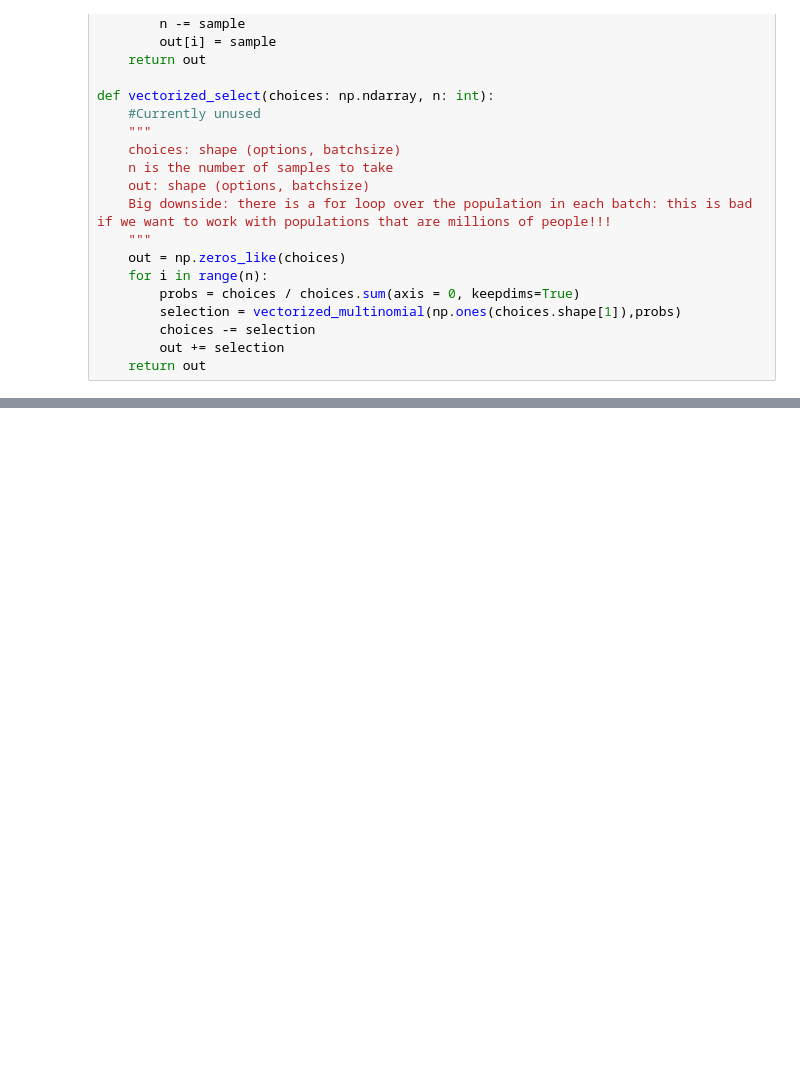
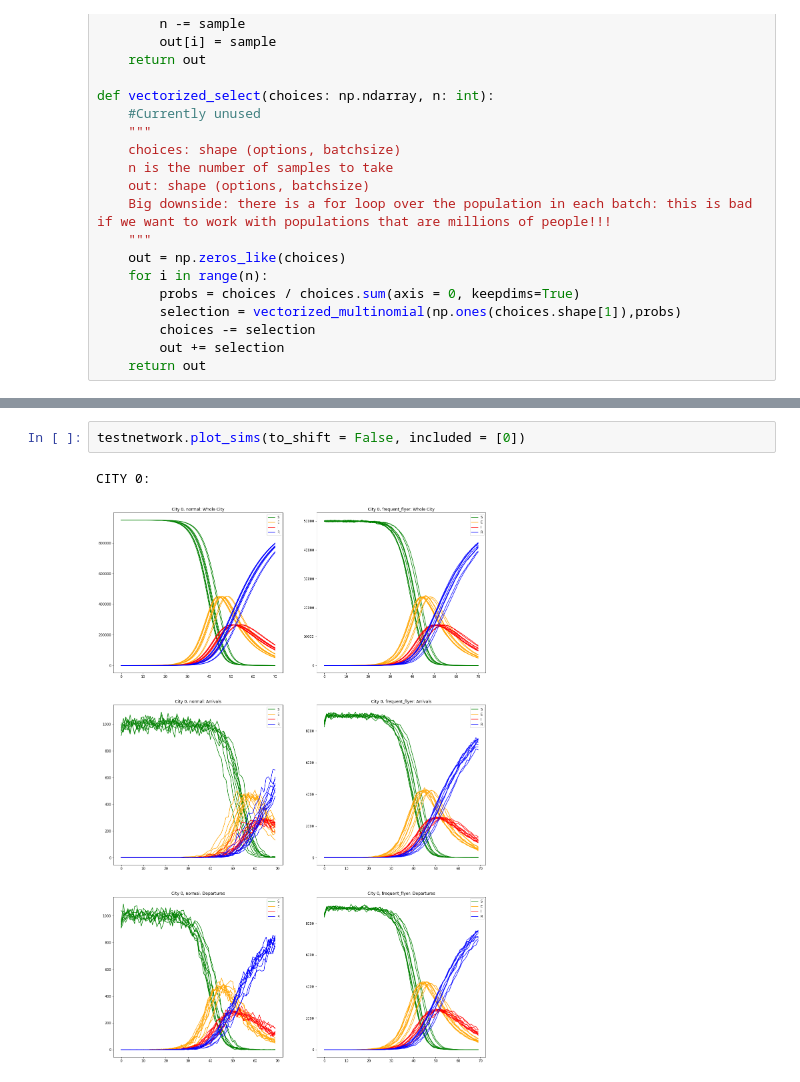
Before and after one commit to JakeMendel/NAO_Modelling, a Jupyter notebook: vectorized_model.ipynb, the cells around one changed output, grey strips where cells are left out. Saved outputs shown, nothing was run; the diff lists cells and outputs as text; blank space fills up the shorter version.

```diff
--- a/vectorized_model.ipynb
+++ b/vectorized_model.ipynb
@@ -414,0 +478,5 @@ CITY 1:
+# %%
+testnetwork.plot_sims(to_shift = False, included = [0])
+# %% [output]
+CITY 0:
+[figure, added]
```
Also changed, not shown: parts of 5 cells of this notebook, 1 other file.
